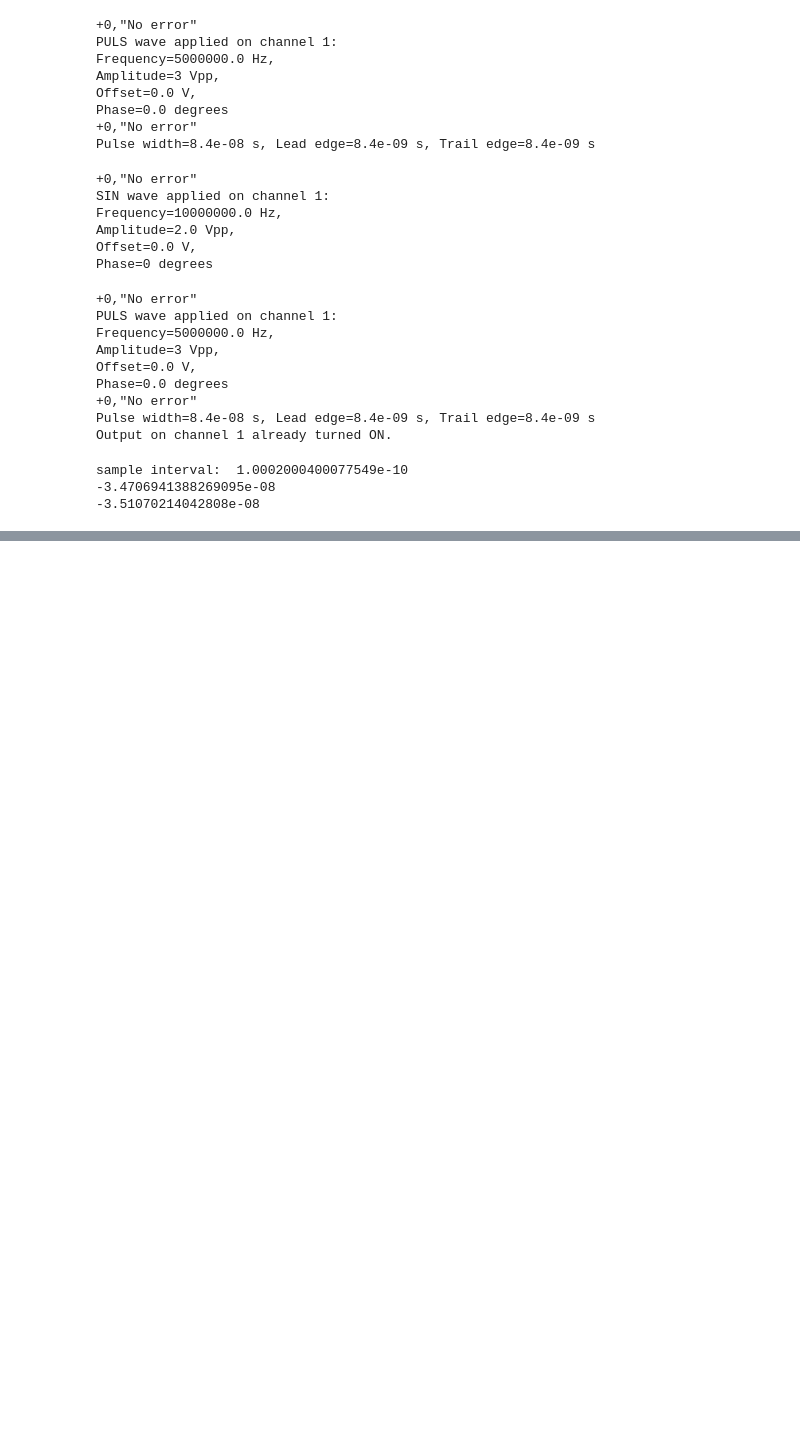
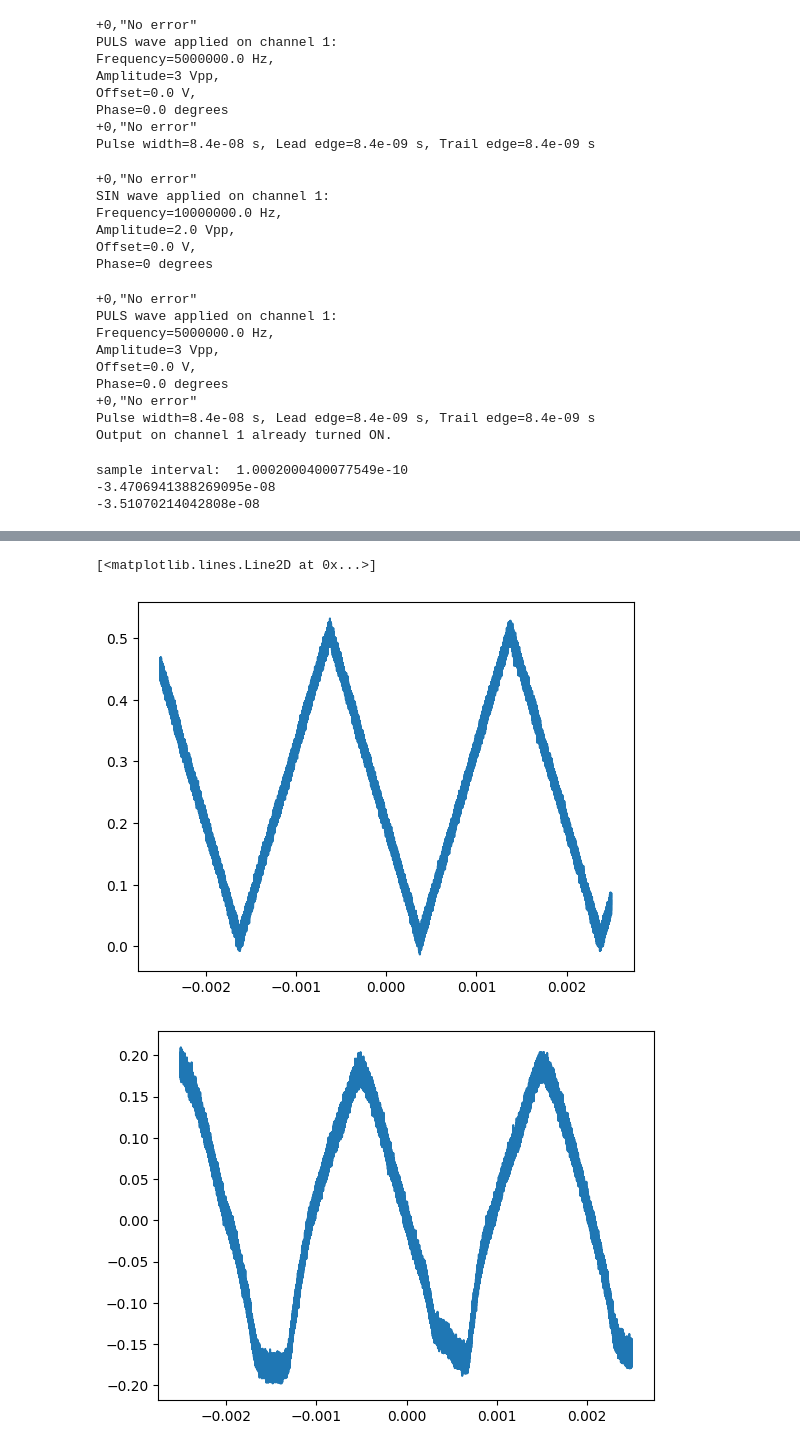
Before and after one commit to LaBEQ-main/defnedoken, a Jupyter notebook: functiongenerator.ipynb, the cells around one changed output, grey strips where cells are left out. Saved outputs shown, nothing was run; the diff lists cells and outputs as text; code cells hidden in the pictures; blank space fills up the shorter version.

```diff
--- a/functiongenerator.ipynb
+++ b/functiongenerator.ipynb
@@ -1633,0 +1645,14 @@ sample interval:  1.0002000400077549e-10
+# %%
+test_traces_time = pd.read_csv('test_traces0.csv')['Time (s)'].values
+test_traces_Isd = pd.read_csv('test_traces0.csv')['Channel 1'].values
+test_traces_Vsd = pd.read_csv('test_traces0.csv')['Channel 3'].values
+
+plt.figure()
+plt.plot(test_traces_time, test_traces_Isd, label='Channel 1')
+
+plt.figure()
+plt.plot(test_traces_time, test_traces_Vsd, label='Channel 3')
+# %% [output]
+[<matplotlib.lines.Line2D at 0x...>]
+[figure, added]
+[figure, added]
```
Also changed, not shown: parts of 18 cells of this notebook.
